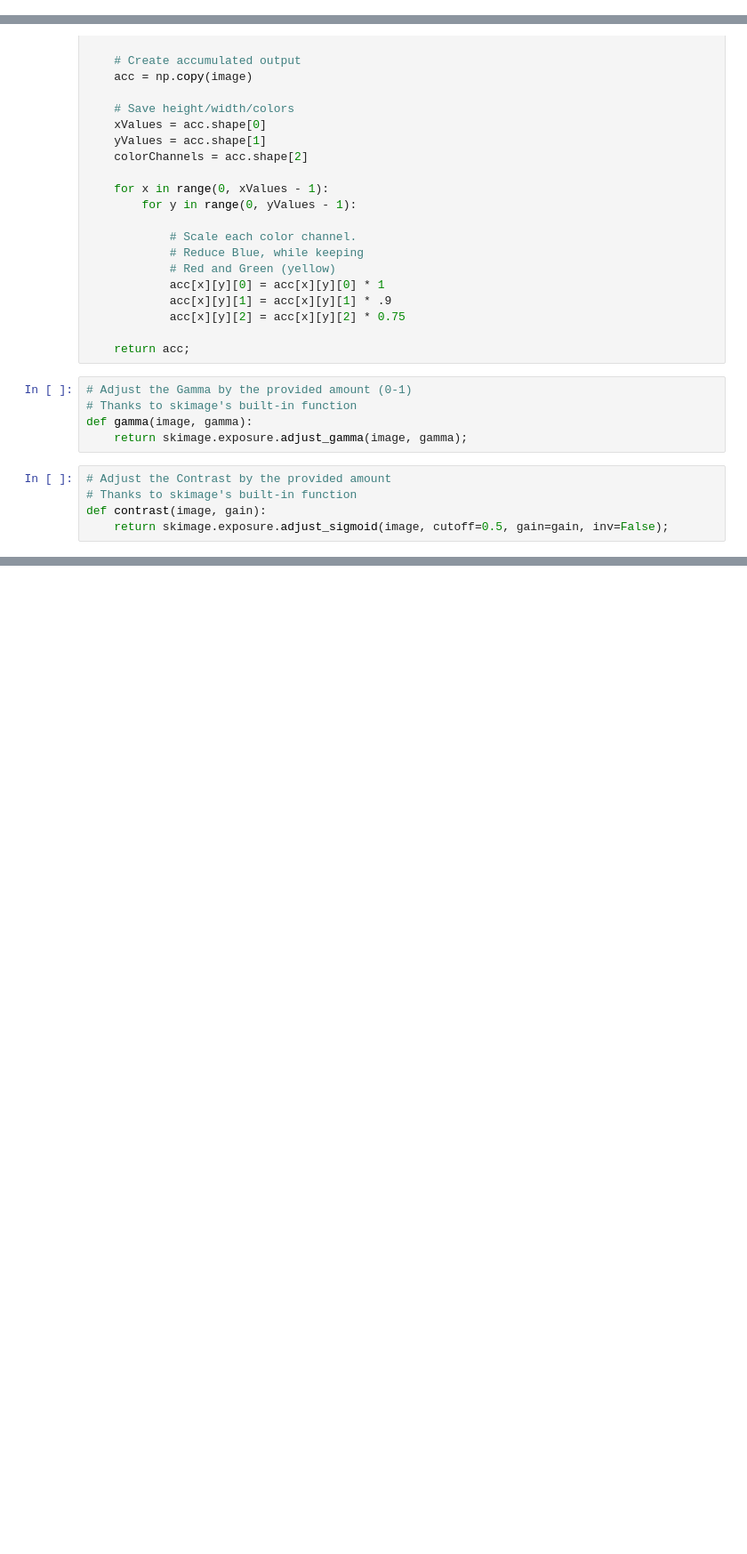
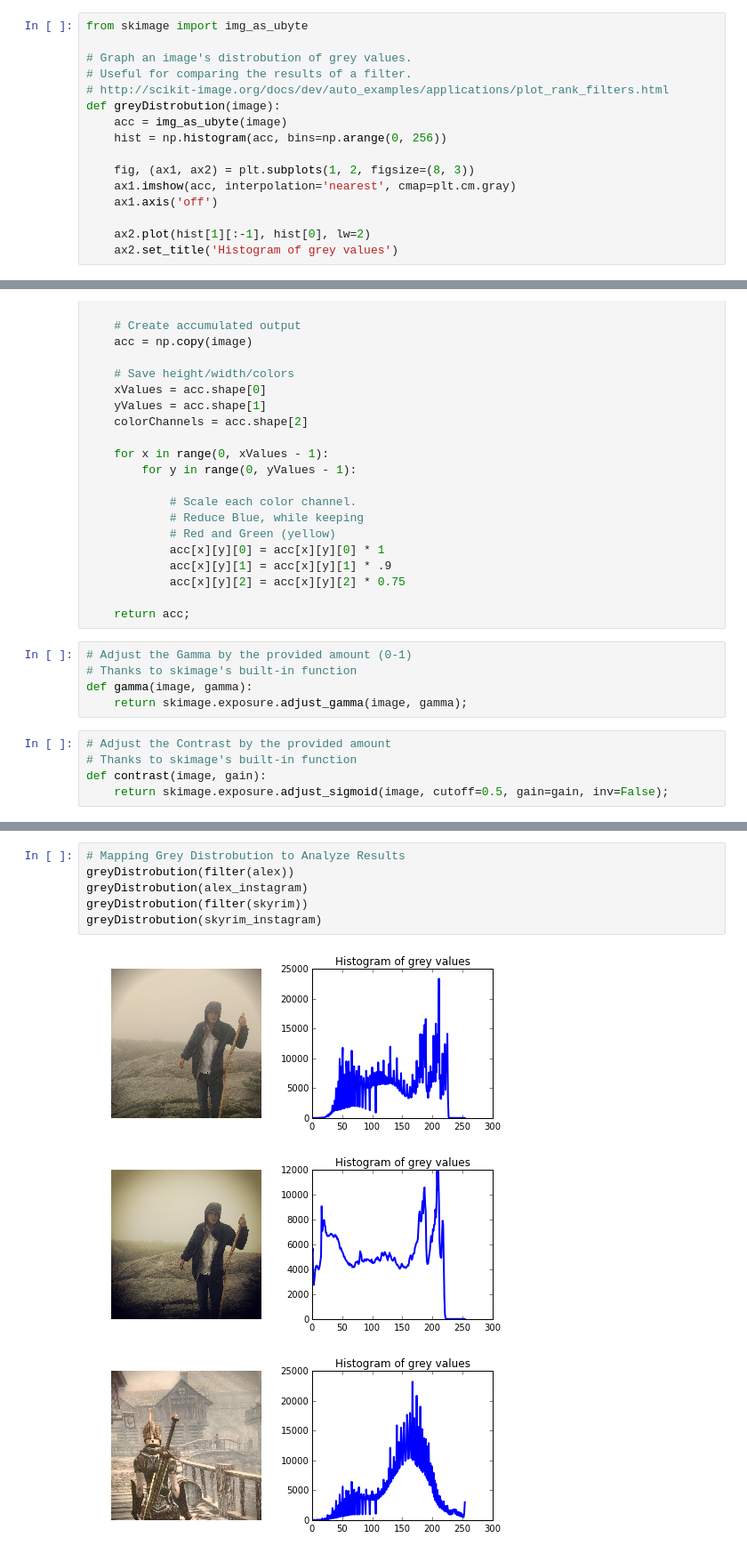
Before and after one commit to alexjohnson505/image-filter, a Jupyter notebook: image-filter.ipynb, the cells around one changed output, grey strips where cells are left out. Shown at 89% size. Saved outputs shown, nothing was run; the diff lists cells and outputs as text; blank space fills up the shorter version.

```diff
--- a/image-filter.ipynb
+++ b/image-filter.ipynb
@@ -56,6 +68,22 @@ def compare(image1, image2):
     plt.subplot(1, 2, 2)
     plt.imshow(image2)
     plt.show()
+# %%
+from skimage import img_as_ubyte
+
+# Graph an image's distrobution of grey values.
+# Useful for comparing the results of a filter.
+# http://scikit-image.org/docs/dev/auto_examples/applications/plot_rank_filters.html
+def greyDistrobution(image):
+    acc = img_as_ubyte(image)
+    hist = np.histogram(acc, bins=np.arange(0, 256))
+
+    fig, (ax1, ax2) = plt.subplots(1, 2, figsize=(8, 3))
+    ax1.imshow(acc, interpolation='nearest', cmap=plt.cm.gray)
+    ax1.axis('off')
+
+    ax2.plot(hist[1][:-1], hist[0], lw=2)
+    ax2.set_title('Histogram of grey values')
 # %%
 # Print out some helper information for debugging
 def img_info(image):
@@ -261,0 +275,10 @@ The Original Image vs. The Instagram Filtered Image
+# %%
+# Mapping Grey Distrobution to Analyze Results
+greyDistrobution(filter(alex))
+greyDistrobution(alex_instagram)
+greyDistrobution(filter(skyrim))
+greyDistrobution(skyrim_instagram)
+# %% [output]
+[figure, added]
+[figure, added]
+[figure, added]
```
Also changed, not shown: parts of 10 cells of this notebook.
